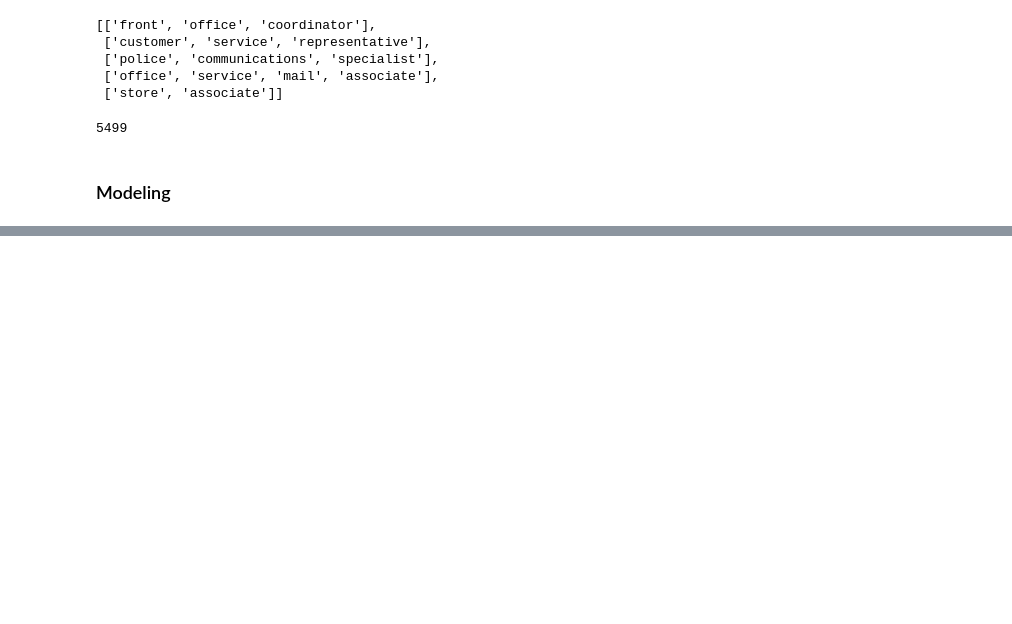
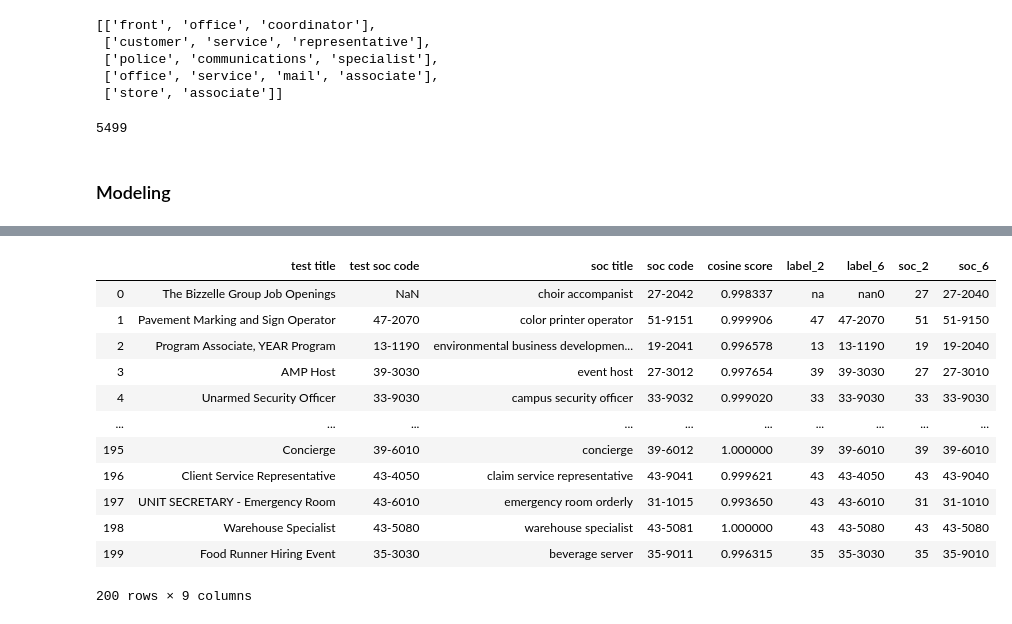
Before and after one commit to anilca-lab/FIS-capstone-project, a Jupyter notebook: Master_notebook.ipynb, the cells around one changed output, grey strips where cells are left out. Drawn from its saved outputs; the diff is of its cells as text; code cells hidden in the pictures; blank space fills up the shorter version.

```diff
--- a/Master_notebook.ipynb
+++ b/Master_notebook.ipynb
@@ -244,0 +525,16 @@ wv.most_similar('data')
+# %%
+df
+# %% [output]
+|  | test title | test soc code | soc title | soc code | cosine score | label_2 | label_6 | soc_2 | soc_6 |
+| 0 | The Bizzelle Group Job Openings | NaN | choir accompanist | 27-2042 | 0.998337 | na | nan0 | 27 | 27-2040 |
+| 1 | Pavement Marking and Sign Operator | 47-2070 | color printer operator | 51-9151 | 0.999906 | 47 | 47-2070 | 51 | 51-9150 |
+| 2 | Program Associate, YEAR Program | 13-1190 | environmental business developmen... | 19-2041 | 0.996578 | 13 | 13-1190 | 19 | 19-2040 |
+| 3 | AMP Host | 39-3030 | event host | 27-3012 | 0.997654 | 39 | 39-3030 | 27 | 27-3010 |
+| 4 | Unarmed Security Officer | 33-9030 | campus security officer | 33-9032 | 0.999020 | 33 | 33-9030 | 33 | 33-9030 |
+| ... | ... | ... | ... | ... | ... | ... | ... | ... | ... |
+| 195 | Concierge | 39-6010 | concierge | 39-6012 | 1.000000 | 39 | 39-6010 | 39 | 39-6010 |
+| 196 | Client Service Representative | 43-4050 | claim service representative | 43-9041 | 0.999621 | 43 | 43-4050 | 43 | 43-9040 |
+| 197 | UNIT SECRETARY - Emergency Room | 43-6010 | emergency room orderly | 31-1015 | 0.993650 | 43 | 43-6010 | 31 | 31-1010 |
+| 198 | Warehouse Specialist | 43-5080 | warehouse specialist | 43-5081 | 1.000000 | 43 | 43-5080 | 43 | 43-5080 |
+| 199 | Food Runner Hiring Event | 35-3030 | beverage server | 35-9011 | 0.996315 | 35 | 35-3030 | 35 | 35-9010 |
+200 rows × 9 columns
```
Also changed, not shown: parts of 69 cells of this notebook, 2 other files.
